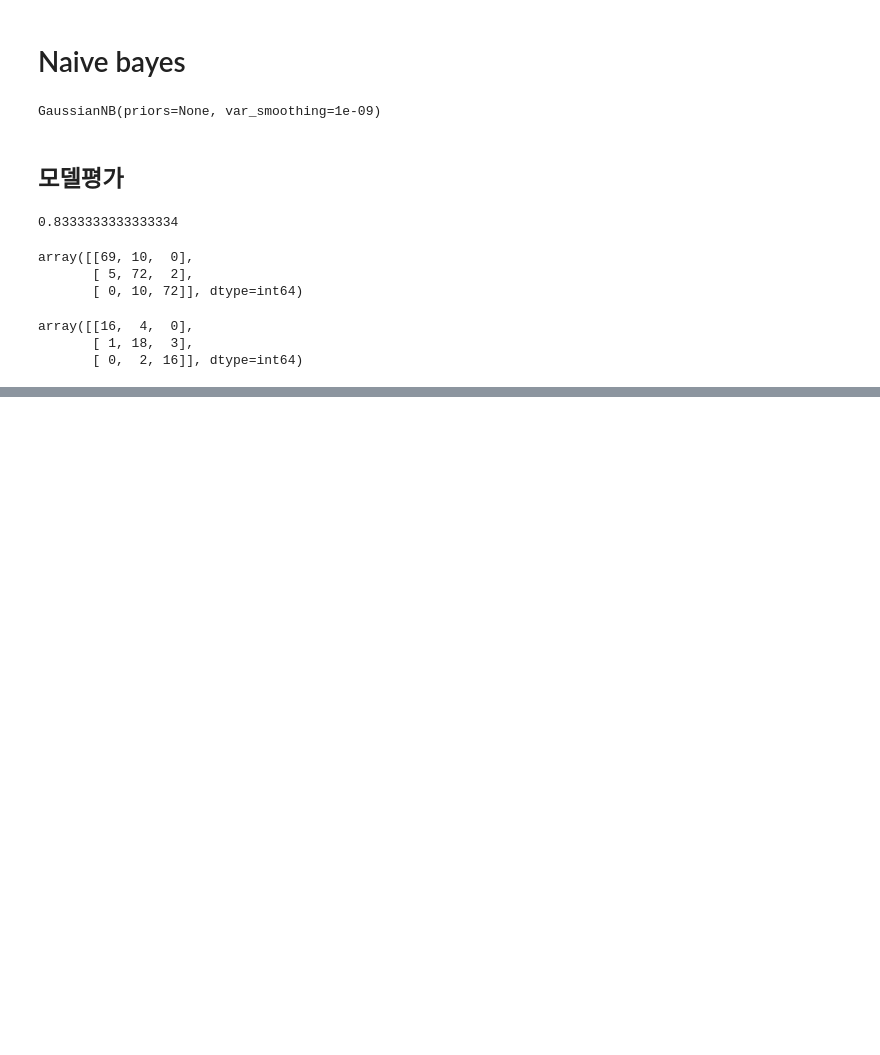
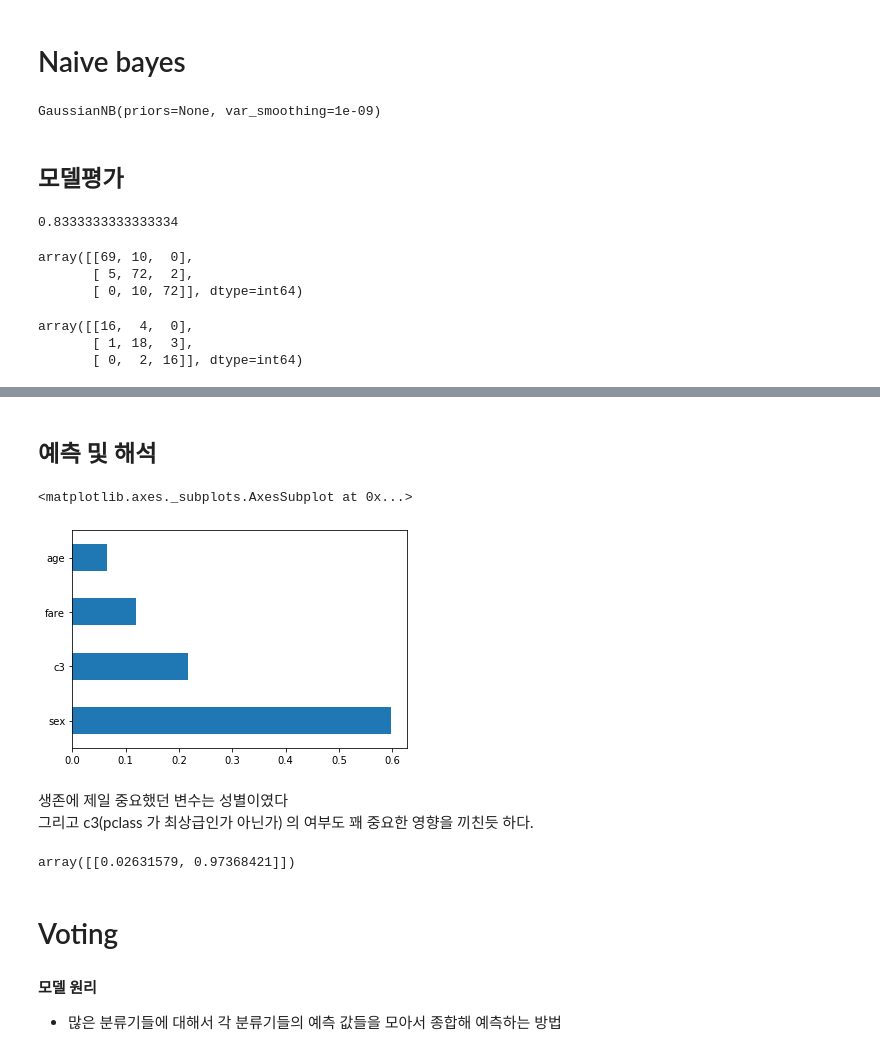
Before and after one commit to hana-dool/Data_Analysis, a Jupyter notebook: [Classification].ipynb, the cells around one changed output, grey strips where cells are left out. Cells and saved outputs as stored; diff of their text form; code cells hidden in the pictures; blank space fills up the shorter version.

```diff
--- a/[Classification].ipynb
+++ b/[Classification].ipynb
@@ -98,0 +261,7 @@ array([[16,  4,  0],
+# %%
+# 0,1,2 로 표현된 pclass 를 dummy variable 들로 변환
+pclass_dummy=pd.get_dummies(dfX['pclass'])
+pclass_dummy.columns = ['c1','c2','c3']
+X=pd.concat([X,pclass_dummy],axis=1)
+X.drop('pclass',axis=1,inplace=True)
+X.head()
@@ -98,0 +361,24 @@ array([[16,  4,  0],
+# %% [markdown]
+## 예측 및 해석
+# %%
+feat_importances = pd.Series(model.feature_importances_, index=X.columns)
+feat_importances.nlargest(4).plot(kind='barh')
+# %% [output]
+<matplotlib.axes._subplots.AxesSubplot at 0x...>
+[figure, added]
+# %% [markdown]
+생존에 제일 중요했던 변수는 성별이였다<br>
+그리고 c3(pclass 가 최상급인가 아닌가) 의 여부도 꽤 중요한 영향을 끼친듯 하다.
+# %%
+#X = ['age', 'sex','fare' 'c1', 'c2', 'c3'] 임을 상기하자.
+#Y = [die,survive]
+
+model.predict_proba([[8,0,90,1,0,0]])
+# 8살 여자 승객클래스가 고급 이면 살 확률이 95%나 된다.
+# %% [output]
+array([[0.02631579, 0.97368421]])
+# %% [markdown]
+# Voting
+# %% [markdown]
+**모델 원리**
+- 많은 분류기들에 대해서 각 분류기들의 예측 값들을 모아서 종합해 예측하는 방법
```
Also changed, not shown: parts of 59 cells of this notebook, 3 other files.
